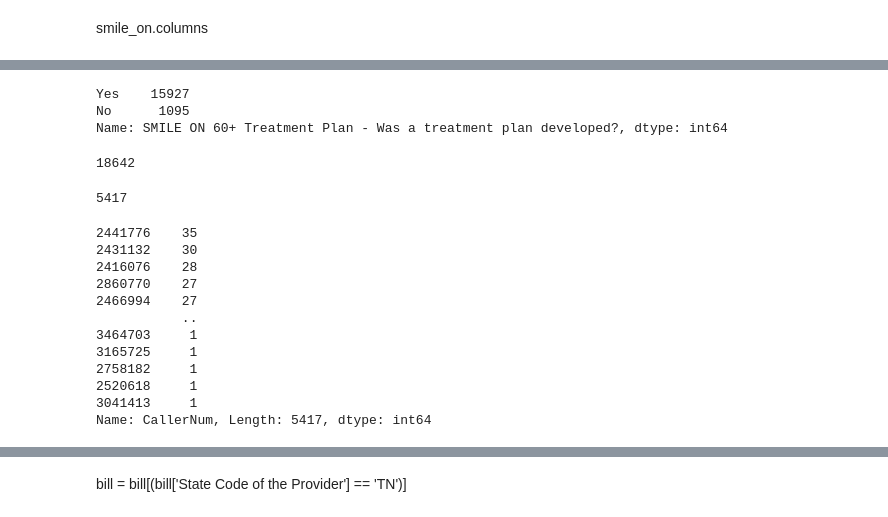
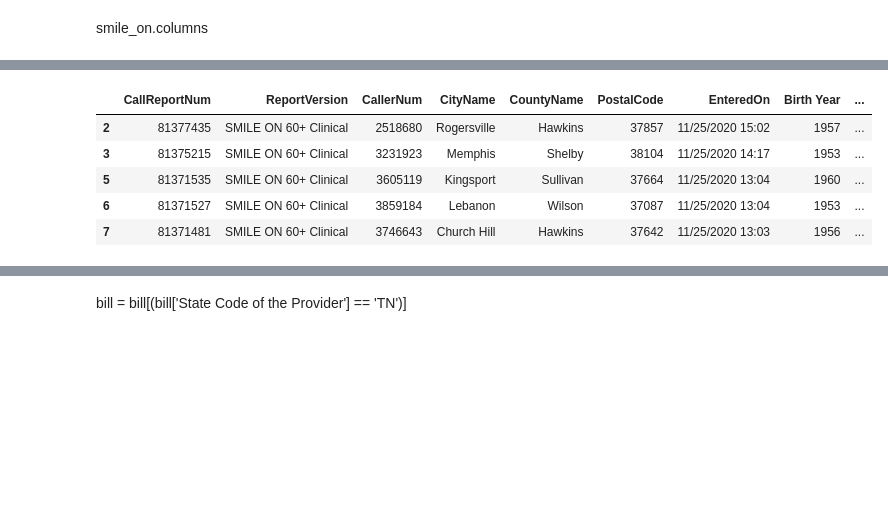
Before and after one commit to bsfcs/smile-on-aquaman, a Jupyter notebook: notebooks/SmileOn_EDA .ipynb, the cells around one changed output, grey strips where cells are left out. Drawn from its saved outputs; the diff is of its cells as text; code cells hidden in the pictures; blank space fills up the shorter version.

```diff
--- a/notebooks/SmileOn_EDA .ipynb
+++ b/notebooks/SmileOn_EDA .ipynb
@@ -61,3 +61,21 @@ so_1 = smile_on[['CallReportNum',
 'SMILE ON 60+ Treatment Plan - Was the enrollee able to be restored to function (can chew) and "social six" esthetics (top front six teeth are present and disease free)',
 'SMILE ON 60+ Verification of Eligibility - Transportation Arranged',
 'SMILE ON 60+ Verification of Eligibility - Verification of Eligibility']]
+# %%
+so_1.columns=['CallReportNum',
+'ReportVersion',
+'CallerNum',
+'CityName',
+'CountyName',
+'PostalCode',
+'EnteredOn',
+'Birth Year',
+'Screening - Last Screening Date',
+'Oral Care Encounter - What care was provided to the enrollee?',
+'Site Information - Enroller ID',
+'Site Information - Enroller Location',
+'Treatment Plan - Is the treatment plan completed?',
+'Treatment Plan - Was a treatment plan developed?',
+'Treatment Plan - Was the enrollee able to be restored to function',
+'Verification of Eligibility Transportation Arranged',
+'Verification of Eligibility']
@@ -65,9 +89,3 @@ so_1 = smile_on[['CallReportNum',
 so_1 = so_1[(so_1['CallerNum'] != -1) & (so_1['CallerNum'] != -2)]
 # %%
 so_1 = so_1[so_1['ReportVersion'] == 'SMILE ON 60+ Clinical']
-# %%
-#Get rid of the long zip code values
-#so_1.astype(numpy.int64)
-so_1['PostalCode'] = so_1['PostalCode'].fillna("")
-#so_1 = so_1.replace(np.nan, '', regex=True)
-so_1['PostalCode'] = np.int64(so_1['PostalCode'])
@@ -156,29 +91,0 @@ Name: SMILE ON 60+ Treatment Plan - Is the treatment plan completed?, dtype: int
-# %%
-so_1['SMILE ON 60+ Treatment Plan - Was a treatment plan developed?'].value_counts()
-# %% [output]
-Yes    15927
-No      1095
-Name: SMILE ON 60+ Treatment Plan - Was a treatment plan developed?, dtype: int64
-# %%
-so_1['SMILE ON 60+ Verification of Eligibility - Verification of Eligibility'].isnull().sum()
-# %% [output]
-18642
-# %%
-so_1.CallerNum.nunique()
-# %% [output]
-5417
-# %%
-so_1.CallerNum.value_counts()
-# %% [output]
-2441776    35
-2431132    30
-2416076    28
-2860770    27
-2466994    27
-           ..
-3464703     1
-3165725     1
-2758182     1
-2520618     1
-3041413     1
-Name: CallerNum, Length: 5417, dtype: int64
@@ -184,0 +98,9 @@ Name: CallerNum, Length: 5417, dtype: int64
+# %%
+so_1.head()
+# %% [output]
+|  | CallReportNum | ReportVersion | CallerNum | CityName | CountyName | PostalCode | EnteredOn | Birth Year | ... |
+| 2 | 81377435 | SMILE ON 60+ Clinical | 2518680 | Rogersville | Hawkins | 37857 | 11/25/2020 15:02 | 1957 | ... |
+| 3 | 81375215 | SMILE ON 60+ Clinical | 3231923 | Memphis | Shelby | 38104 | 11/25/2020 14:17 | 1953 | ... |
+| 5 | 81371535 | SMILE ON 60+ Clinical | 3605119 | Kingsport | Sullivan | 37664 | 11/25/2020 13:04 | 1960 | ... |
+| 6 | 81371527 | SMILE ON 60+ Clinical | 3859184 | Lebanon | Wilson | 37087 | 11/25/2020 13:04 | 1953 | ... |
+| 7 | 81371481 | SMILE ON 60+ Clinical | 3746643 | Church Hill | Hawkins | 37642 | 11/25/2020 13:03 | 1956 | ... |
```
Also changed, not shown: parts of 41 cells of this notebook.
